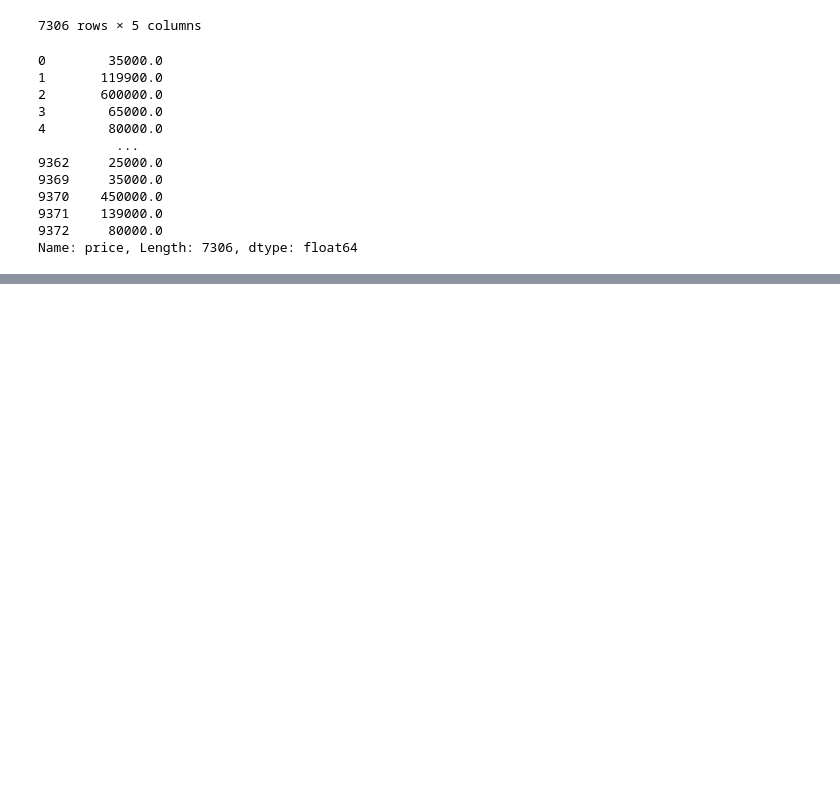
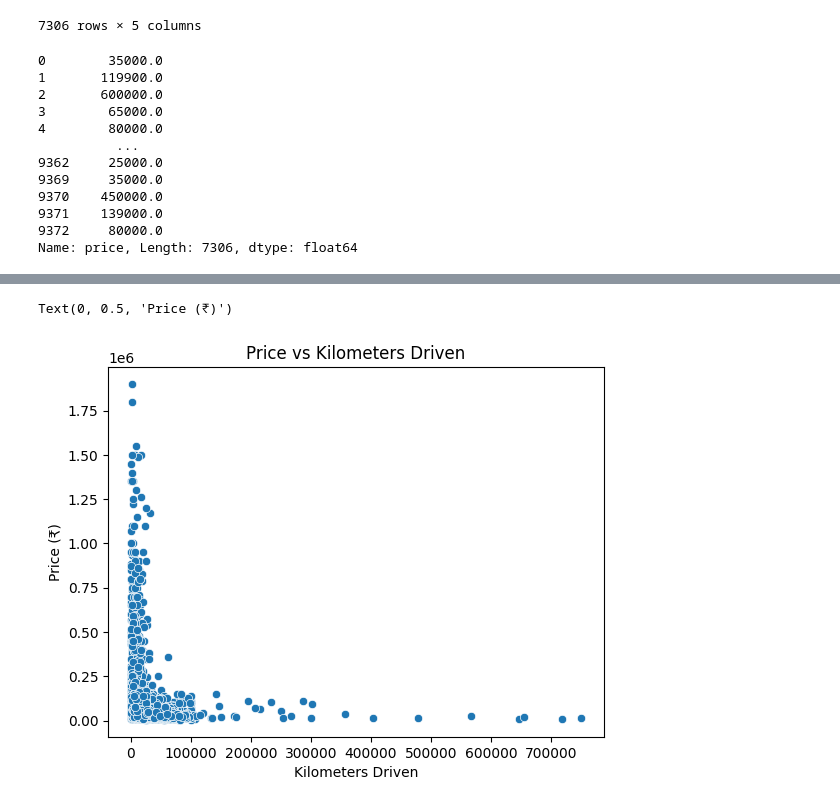
Before and after one commit to Ritika-Gauttam/Bike_Price_Prediction_Project, a Jupyter notebook: bike_price_prediction.ipynb, the cells around one changed output, grey strips where cells are left out. Drawn from its saved outputs; the diff is of its cells as text; code cells hidden in the pictures; blank space fills up the shorter version.

```diff
--- a/bike_price_prediction.ipynb
+++ b/bike_price_prediction.ipynb
@@ -435,0 +451,8 @@ df.to_csv("clean_bike_data.csv")
+# %%
+sns.scatterplot(x='kms_driven',y='price',data=df)
+plt.title('Price vs Kilometers Driven')
+plt.xlabel('Kilometers Driven')
+plt.ylabel('Price')
+# %% [output]
+Text(0, 0.5, 'Price (₹)')
+[figure, added]
```
Also changed, not shown: parts of 8 cells of this notebook.
